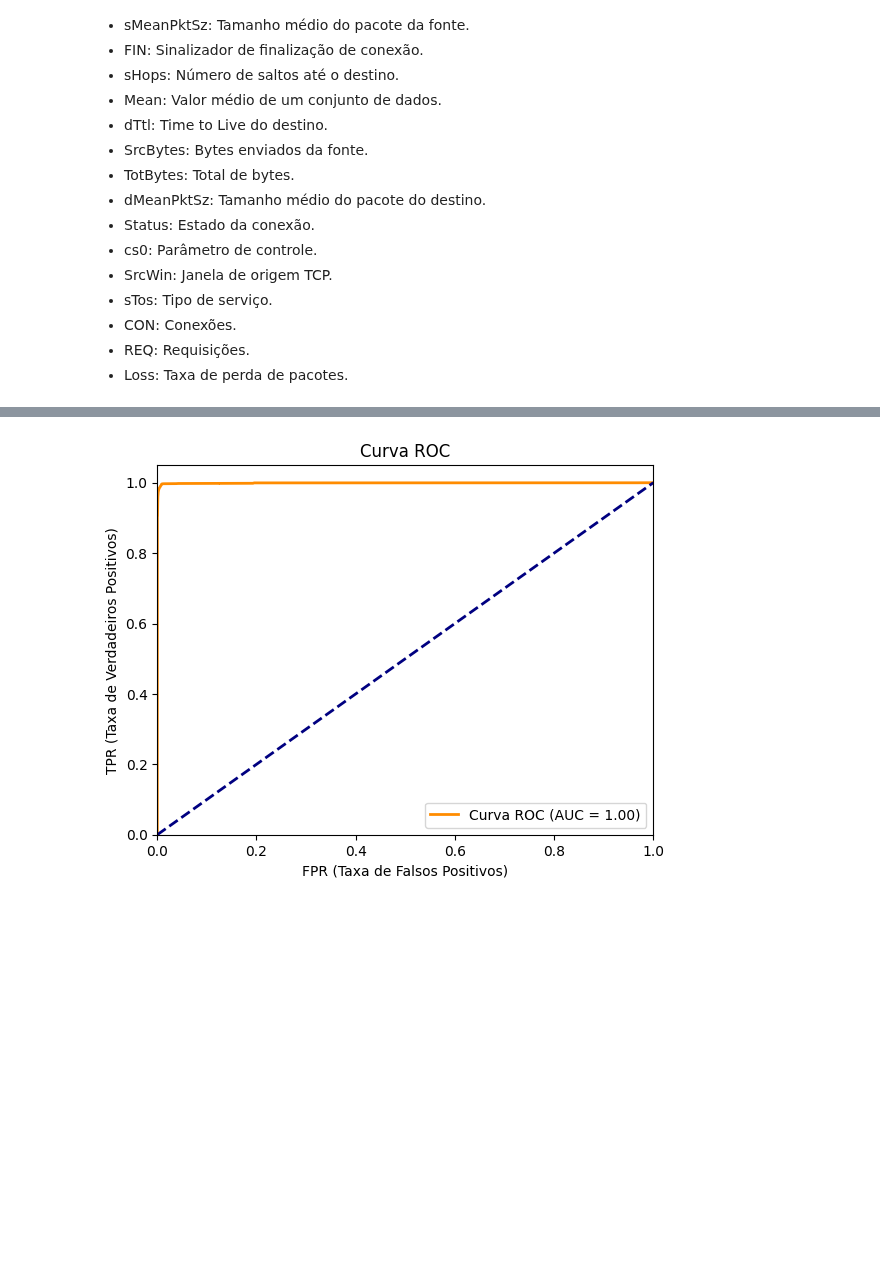
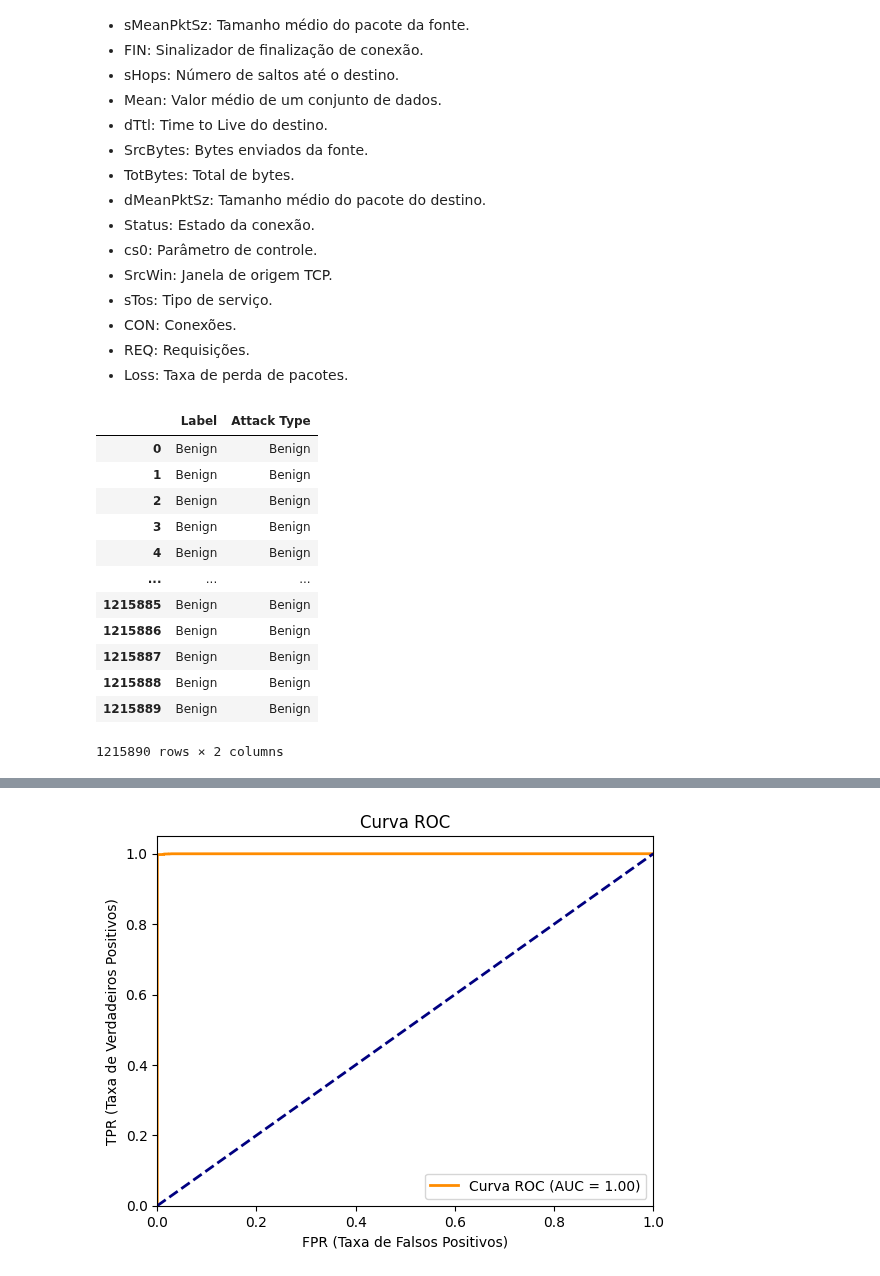
Before and after one commit to gabrieladamasceno/Attacks_5G, a Jupyter notebook: MLP_Binário_Zero_Day.ipynb, the cells around one changed output, grey strips where cells are left out. Drawn from its saved outputs; the diff is of its cells as text; code cells hidden in the pictures; blank space fills up the shorter version.

```diff
--- a/MLP_Binário_Zero_Day.ipynb
+++ b/MLP_Binário_Zero_Day.ipynb
@@ -132,3 +134,25 @@ Features
 * CON: Conexões.
 * REQ: Requisições.
 * Loss: Taxa de perda de pacotes.
+# %%
+
+import pandas as pd
+
+# Selecionar apenas as colunas 'Label' e 'Attack Type'
+icmp_flood_samples = encoded[['Label', 'Attack Type']]
+
+icmp_flood_samples
+# %% [output]
+|  | Label | Attack Type |
+| 0 | Benign | Benign |
+| 1 | Benign | Benign |
+| 2 | Benign | Benign |
+| 3 | Benign | Benign |
+| 4 | Benign | Benign |
+| ... | ... | ... |
+| 1215885 | Benign | Benign |
+| 1215886 | Benign | Benign |
+| 1215887 | Benign | Benign |
+| 1215888 | Benign | Benign |
+| 1215889 | Benign | Benign |
+1215890 rows × 2 columns
```
Also changed, not shown: parts of 16 cells of this notebook.
